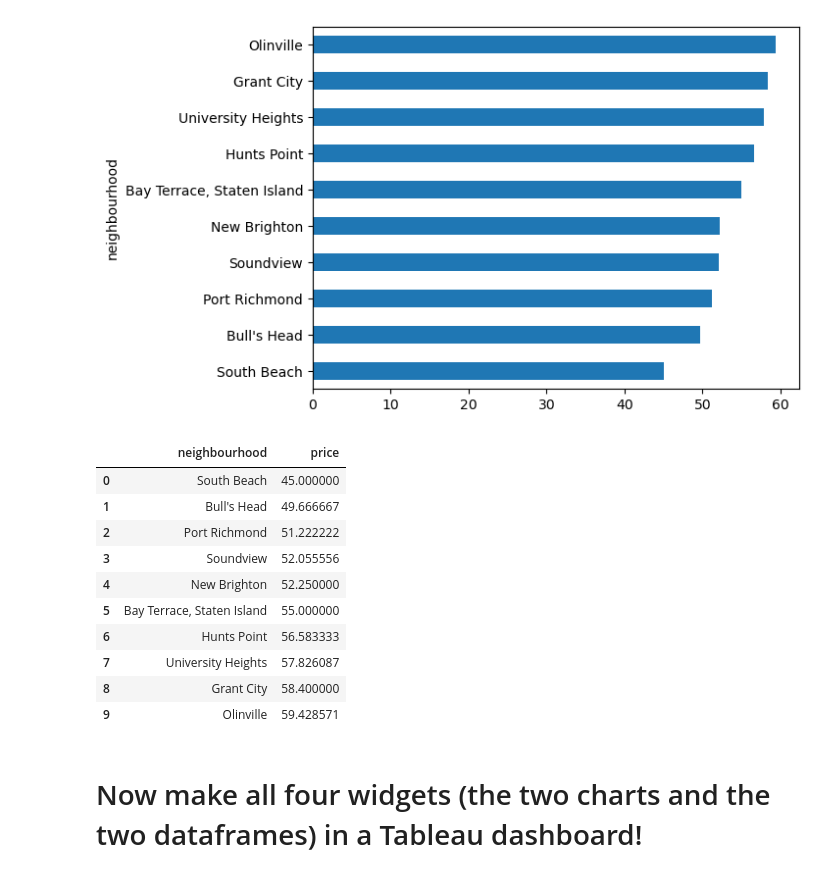
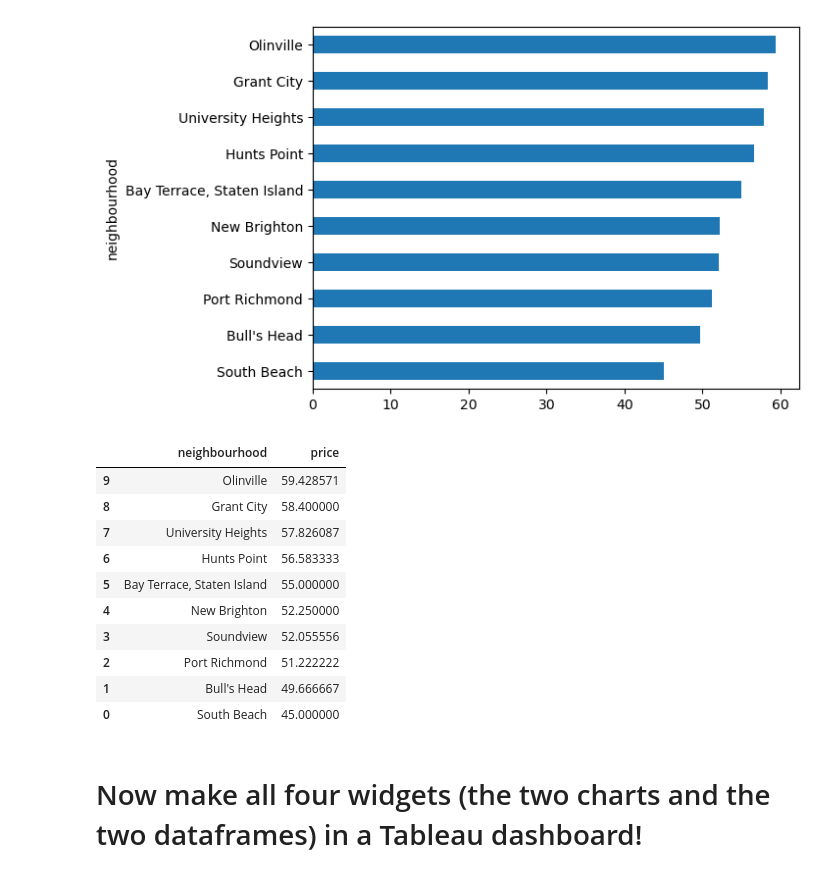
Before and after one commit to Mansur-Mahdee/2024-DS-Tue, a Jupyter notebook: Week-03-Data_Analytics-Data_Viz-BI_tools/Exercise-MM.ipynb, the cells around one changed output. Saved outputs shown, nothing was run; the diff lists cells and outputs as text; code cells hidden in the pictures.

```diff
--- a/Week-03-Data_Analytics-Data_Viz-BI_tools/Exercise-MM.ipynb
+++ b/Week-03-Data_Analytics-Data_Viz-BI_tools/Exercise-MM.ipynb
@@ -61,20 +61,20 @@ expf.plot.barh()
 [figure]
 # %%
 # we also would like to have the corresponding pivot table of the lowest 10
-expf=expf.reset_index()
+expf=expf.reset_index().sort_values(by='price', ascending=False)
 expf.columns=['neighbourhood', 'price']
 expf
 # %% [output]
 |  | neighbourhood | price |
+| 9 | Olinville | 59.428571 |
+| 8 | Grant City | 58.400000 |
+| 7 | University Heights | 57.826087 |
+| 6 | Hunts Point | 56.583333 |
+| 5 | Bay Terrace, Staten Island | 55.000000 |
+| 4 | New Brighton | 52.250000 |
+| 3 | Soundview | 52.055556 |
+| 2 | Port Richmond | 51.222222 |
+| 1 | Bull's Head | 49.666667 |
 | 0 | South Beach | 45.000000 |
-| 1 | Bull's Head | 49.666667 |
-| 2 | Port Richmond | 51.222222 |
-| 3 | Soundview | 52.055556 |
-| 4 | New Brighton | 52.250000 |
-| 5 | Bay Terrace, Staten Island | 55.000000 |
-| 6 | Hunts Point | 56.583333 |
-| 7 | University Heights | 57.826087 |
-| 8 | Grant City | 58.400000 |
-| 9 | Olinville | 59.428571 |
 # %% [markdown]
 #  Now make all four widgets (the two charts and the two dataframes) in a Tableau dashboard!
```
Also changed, not shown: parts of 2 cells of this notebook.
